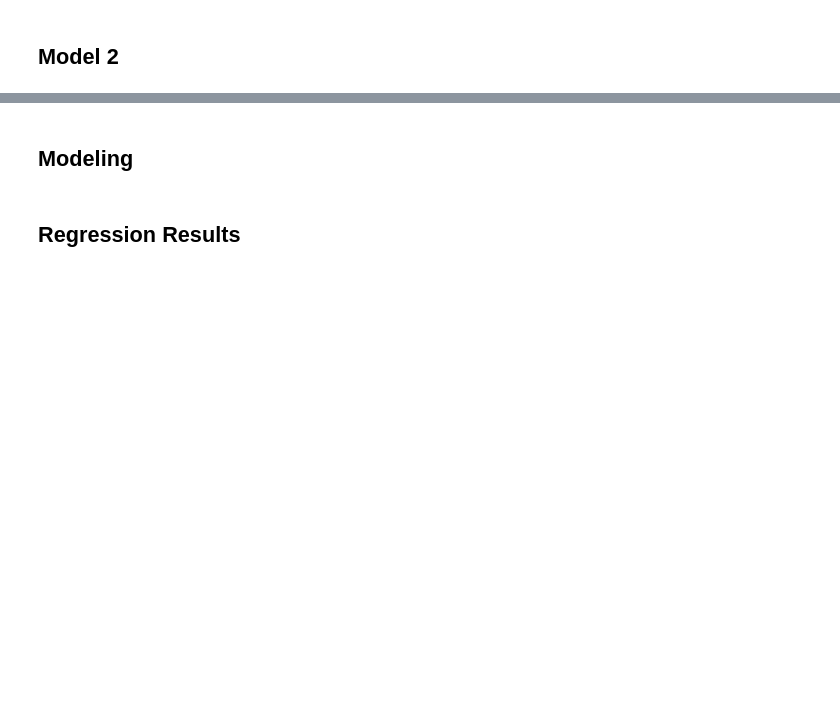
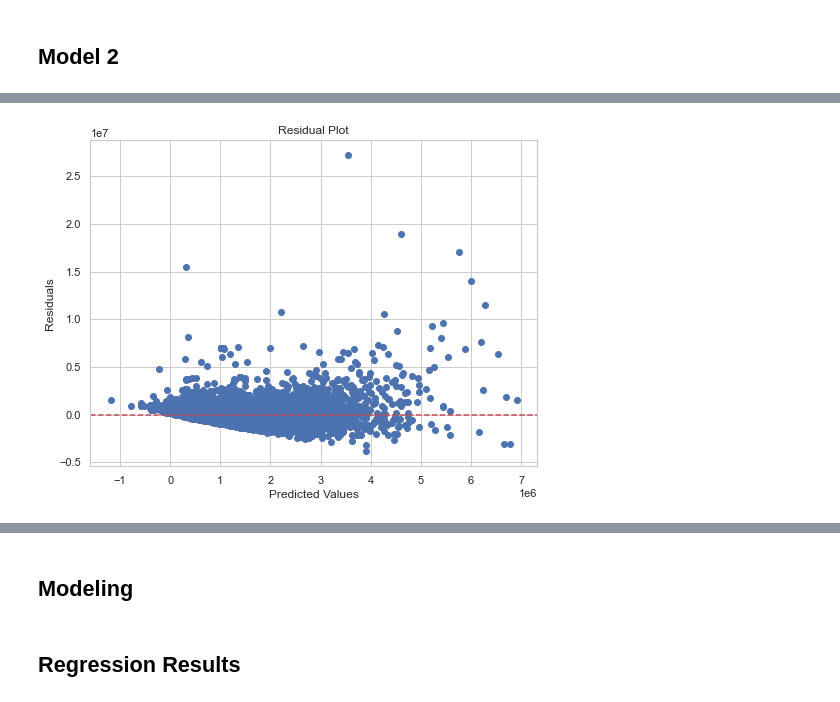
Before and after one commit to ldwilker10/Phase2_Project, a Jupyter notebook: Rough_Draft_Notebook.ipynb, the cells around one changed output, grey strips where cells are left out. Saved outputs shown, nothing was run; the diff lists cells and outputs as text; code cells hidden in the pictures; blank space fills up the shorter version.

Commit message:
plotted residuals, qq plot

```diff
--- a/Rough_Draft_Notebook.ipynb
+++ b/Rough_Draft_Notebook.ipynb
@@ -676,18 +690,20 @@ Dropping columns (Age or yr_built), sqft_above and bathrooms due to higher multi
 # %%
-#kc_baseline2 = kc_baseline.drop(['sqft_above', "bathrooms", "Greenbelt"], axis=1)
+#Dropping columns to prep data for second model
+kc_baseline2 = kc_baseline.drop(['sqft_above', "bathrooms", "Greenbelt"], axis=1)
 # %% [markdown]
 ## Model 2
 # %%
 # Setting up variables for model
 
-#y = kc_baseline2["price"]
+y_2 = kc_baseline2["price"]
 
-#X_baseline2 = kc_baseline2.drop(['price'], axis=1)
+X_baseline2 = kc_baseline2.drop(['price'], axis=1)
+
 
 # The Independent variable X_baseline2 is a dataframe that has eliminated the target variable 'price'
 # %%
-# Runnimng baseline model and getting the summary
-#baseline_model2= sm.OLS(y, sm.add_constant(X_baseline2))
-#baseline2 = baseline_model2.fit()
+# Running Second model iteration and getting the summary
+baseline_model2= sm.OLS(y, sm.add_constant(X_baseline2))
+baseline2 = baseline_model2.fit()
 
-#print(baseline2.summary())
+print(baseline2.summary())
@@ -694,5 +728,5 @@ Dropping columns (Age or yr_built), sqft_above and bathrooms due to higher multi
 # %%
-#y_predbaseline2 = baseline2.predict(sm.add_constant(X_baseline2))
+y_predbaseline2 = baseline2.predict(sm.add_constant(X_baseline2))
 # use fitted model to generate predictions for y
-#print(f"MAE for model 2: {mean_absolute_error(y, y_predbaseline2)}")
-#print(f"RSME for model 2: {mean_squared_error(y, y_predbaseline2, squared=False)}")
+print(f"MAE for model 2: {mean_absolute_error(y_2, y_predbaseline2)}")
+print(f"RSME for model 2: {mean_squared_error(y_2, y_predbaseline2, squared=False)}")
@@ -698,0 +744,14 @@ Dropping columns (Age or yr_built), sqft_above and bathrooms due to higher multi
+# %%
+#plotting residuals to check for assumption of homoscedasticity
+#residuals = baseline2.resid
+
+residuals = y_2 - y_predbaseline2
+plt.figure(figsize=(8, 6))
+plt.scatter(y_predbaseline2 , residuals)
+plt.axhline(y=0, color='r', linestyle='--')
+plt.title("Residual Plot")
+plt.xlabel("Predicted Values")
+plt.ylabel("Residuals")
+plt.show()
+# %% [output]
+[figure, added]
```
Also changed, not shown: parts of 21 cells of this notebook.
